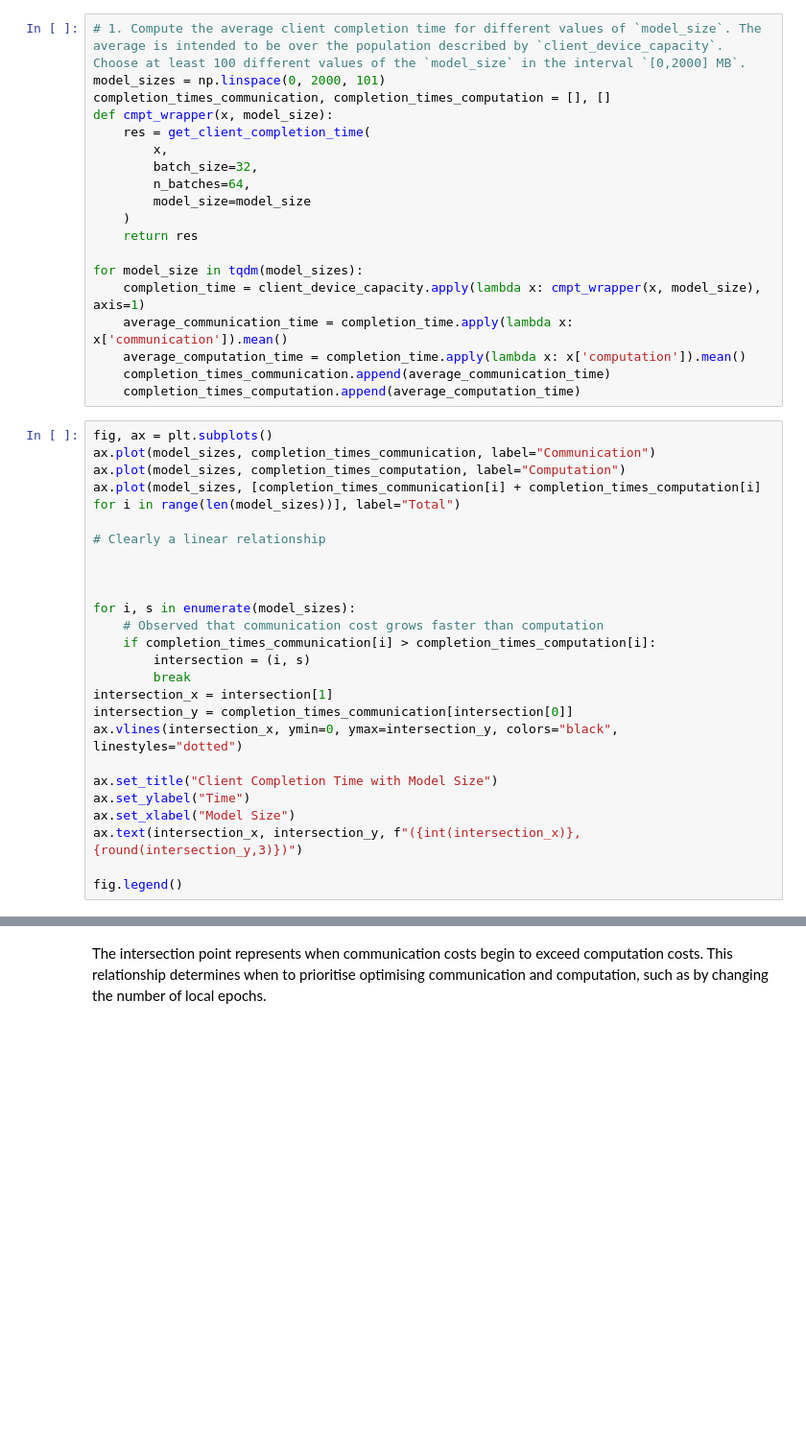
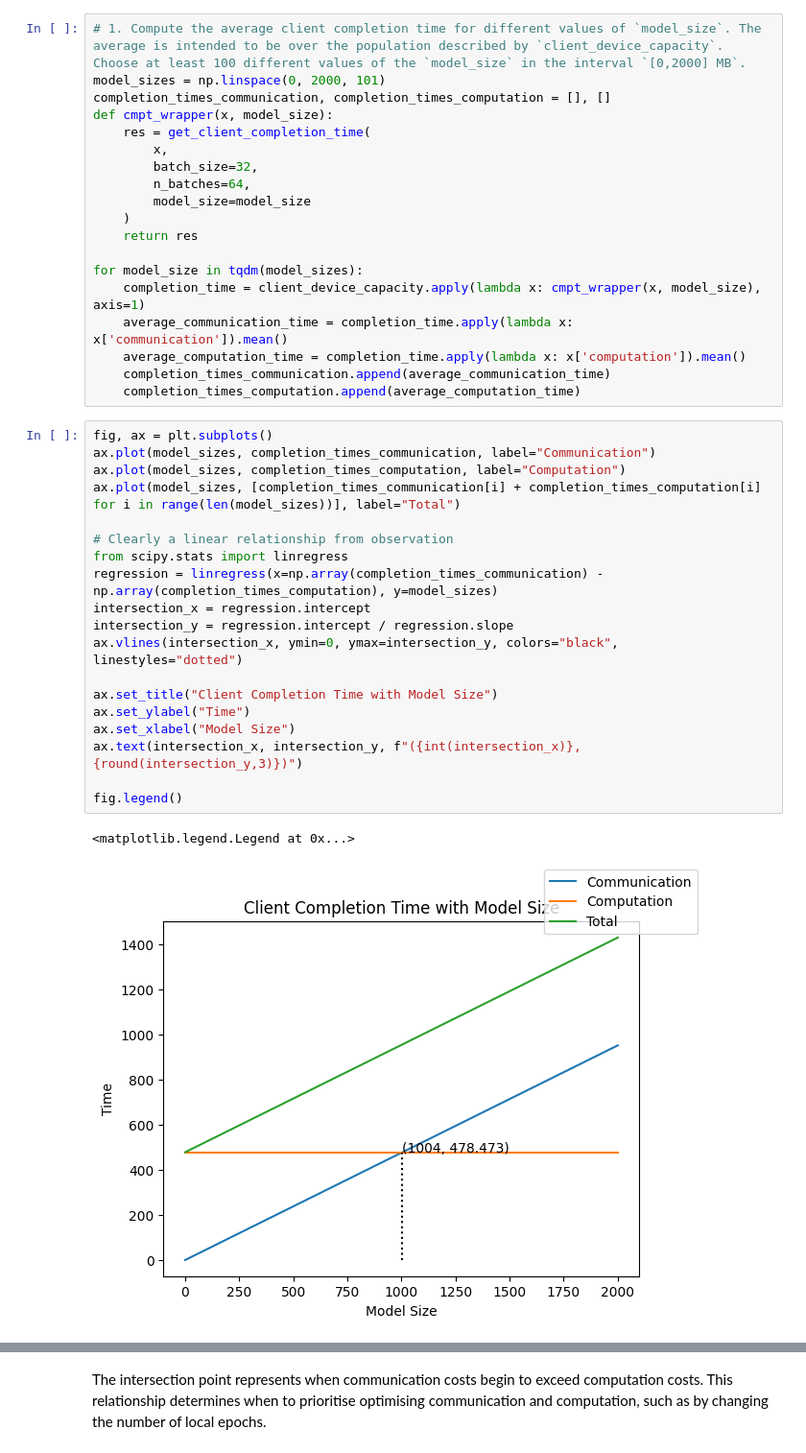
Before and after one commit to MarkHaoxiang/federated-learning, a Jupyter notebook: lab3/FL_hxl23_Lab 3.ipynb, the cells around one changed output, grey strips where cells are left out. Shown at 96% size. Saved outputs shown, nothing was run; the diff lists cells and outputs as text; blank space fills up the shorter version.

```diff
--- a/lab3/FL_hxl23_Lab 3.ipynb
+++ b/lab3/FL_hxl23_Lab 3.ipynb
@@ -734,25 +783,22 @@ for model_size in tqdm(model_sizes):
 # %%
 fig, ax = plt.subplots()
 ax.plot(model_sizes, completion_times_communication, label="Communication")
 ax.plot(model_sizes, completion_times_computation, label="Computation")
 ax.plot(model_sizes, [completion_times_communication[i] + completion_times_computation[i] for i in range(len(model_sizes))], label="Total")
 
-# Clearly a linear relationship
-
-
-
-for i, s in enumerate(model_sizes):
-    # Observed that communication cost grows faster than computation
-    if completion_times_communication[i] > completion_times_computation[i]:
-        intersection = (i, s)
-        break
-intersection_x = intersection[1]
-intersection_y = completion_times_communication[intersection[0]]
+# Clearly a linear relationship from observation
+from scipy.stats import linregress
+regression = linregress(x=np.array(completion_times_communication) - np.array(completion_times_computation), y=model_sizes)
+intersection_x = regression.intercept
+intersection_y = regression.intercept / regression.slope
 ax.vlines(intersection_x, ymin=0, ymax=intersection_y, colors="black", linestyles="dotted")
 
 ax.set_title("Client Completion Time with Model Size")
 ax.set_ylabel("Time")
 ax.set_xlabel("Model Size")
 ax.text(intersection_x, intersection_y, f"({int(intersection_x)}, {round(intersection_y,3)})")
 
 fig.legend()
+# %% [output]
+<matplotlib.legend.Legend at 0x...>
+[figure, added]
```
Also changed, not shown: parts of 30 cells of this notebook.
